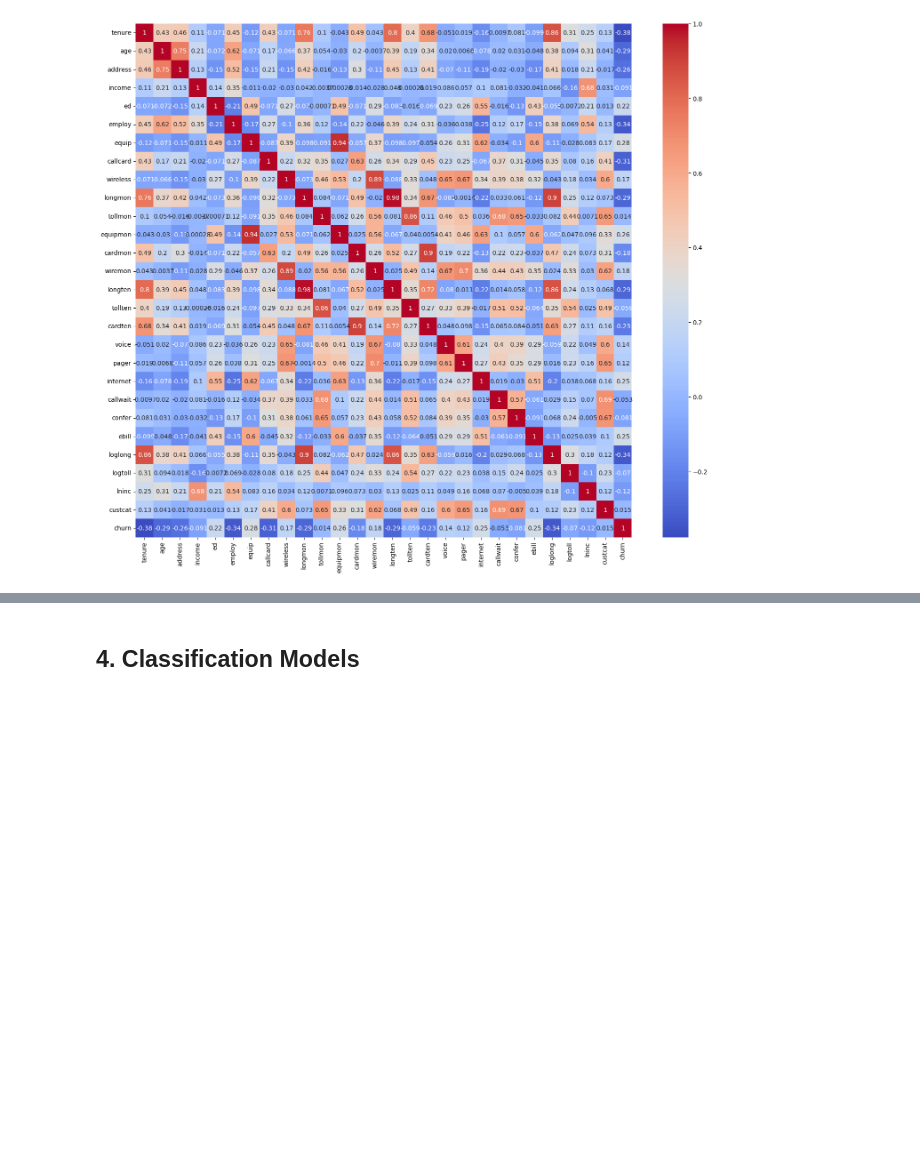
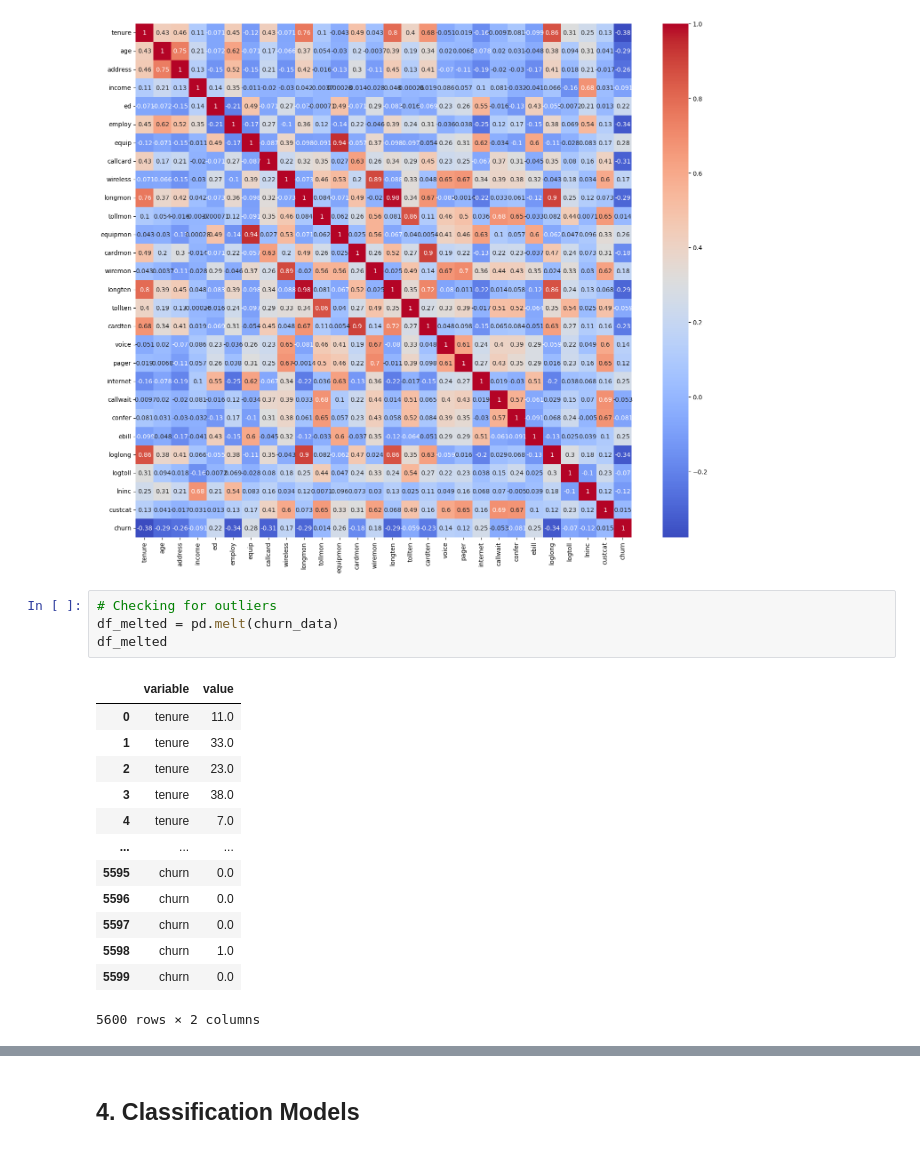
Before and after one commit to Jenkins1128/ChurnClassification, a Jupyter notebook: churn_classification.ipynb, the cells around one changed output, grey strips where cells are left out. Saved outputs shown, nothing was run; the diff lists cells and outputs as text; blank space fills up the shorter version.

```diff
--- a/churn_classification.ipynb
+++ b/churn_classification.ipynb
@@ -77,3 +85,21 @@ sns.heatmap(corr_matrix, annot=True, cmap='coolwarm')
 # %% [output]
 <Axes: >
 [figure]
+# %%
+# Checking for outliers
+df_melted = pd.melt(churn_data)
+df_melted
+# %% [output]
+|  | variable | value |
+| 0 | tenure | 11.0 |
+| 1 | tenure | 33.0 |
+| 2 | tenure | 23.0 |
+| 3 | tenure | 38.0 |
+| 4 | tenure | 7.0 |
+| ... | ... | ... |
+| 5595 | churn | 0.0 |
+| 5596 | churn | 0.0 |
+| 5597 | churn | 0.0 |
+| 5598 | churn | 1.0 |
+| 5599 | churn | 0.0 |
+5600 rows × 2 columns
```
Also changed, not shown: parts of 27 cells of this notebook.
